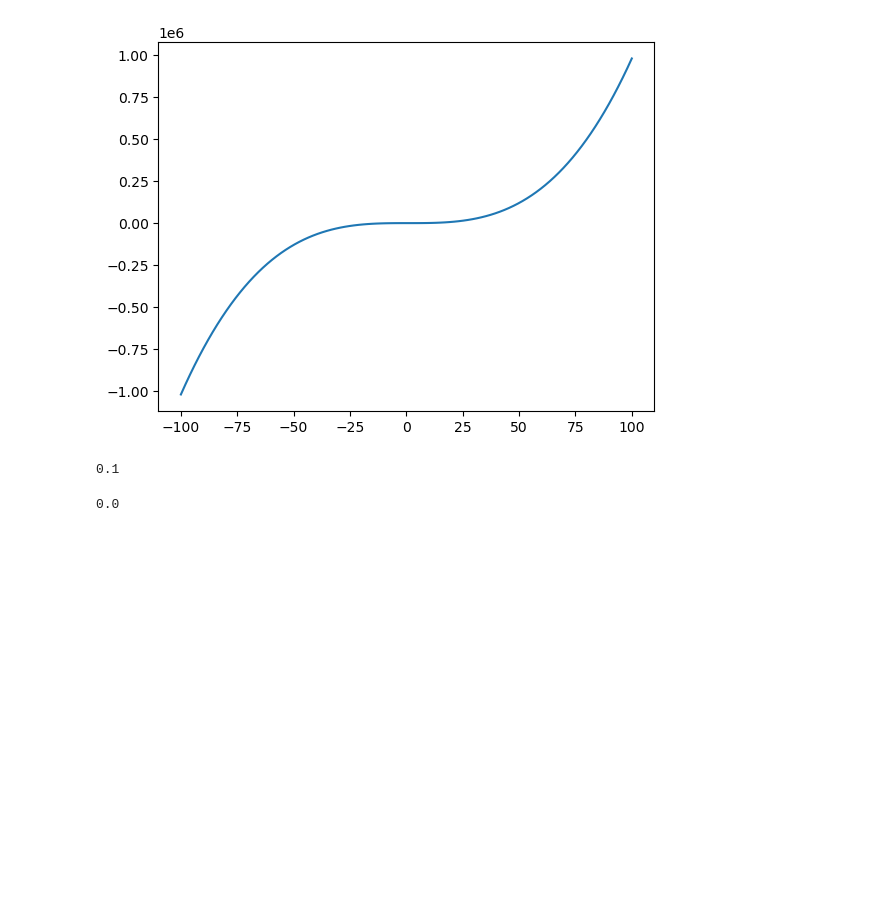
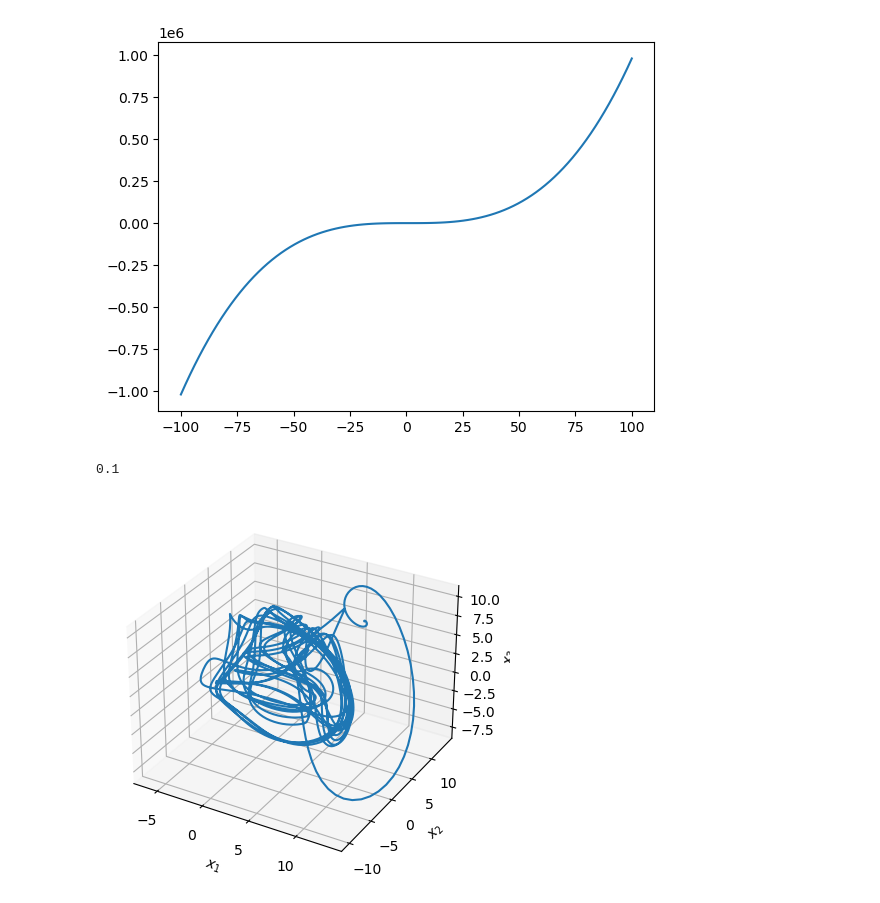
Before and after one commit to NoahDay/sea-ice-models, a Jupyter notebook: sea-ice-model.ipynb, the cells around one changed output. Saved outputs shown, nothing was run; the diff lists cells and outputs as text; code cells hidden in the pictures; blank space fills up the shorter version.

```diff
--- a/sea-ice-model.ipynb
+++ b/sea-ice-model.ipynb
@@ -538,7 +538,39 @@ plt.plot(y, f)
 mu - y[0]*(1 + eta**2 * (1-y[0])**2)
 # %% [output]
 0.1
-# %%
-y[0]
-# %% [output]
-0.0
+# %%
+from scipy.integrate import odeint
+import matplotlib.pyplot as plt
+import numpy as np
+
+# These are our constants
+N = 5  # Number of variables
+F = 8  # Forcing
+
+
+def L96(x, t):
+    """Lorenz 96 model with constant forcing"""
+    # Setting up vector
+    d = np.zeros(N)
+    # Loops over indices (with operations and Python underflow indexing handling edge cases)
+    for i in range(N):
+        d[i] = (x[(i + 1) % N] - x[i - 2]) * x[i - 1] - x[i] + F
+    return d
+
+
+x0 = F * np.ones(N)  # Initial state (equilibrium)
+x0[0] += 0.01  # Add small perturbation to the first variable
+t = np.arange(0.0, 30.0, 0.01)
+
+x = odeint(L96, x0, t)
+
+# Plot the first three variables
+fig = plt.figure()
+ax = fig.add_subplot(projection="3d")
+ax.plot(x[:, 0], x[:, 1], x[:, 2])
+ax.set_xlabel("$x_1$")
+ax.set_ylabel("$x_2$")
+ax.set_zlabel("$x_3$")
+plt.show()
+# %% [output]
+[figure, added]
```
Also changed, not shown: parts of 6 cells of this notebook, 3 other files.
